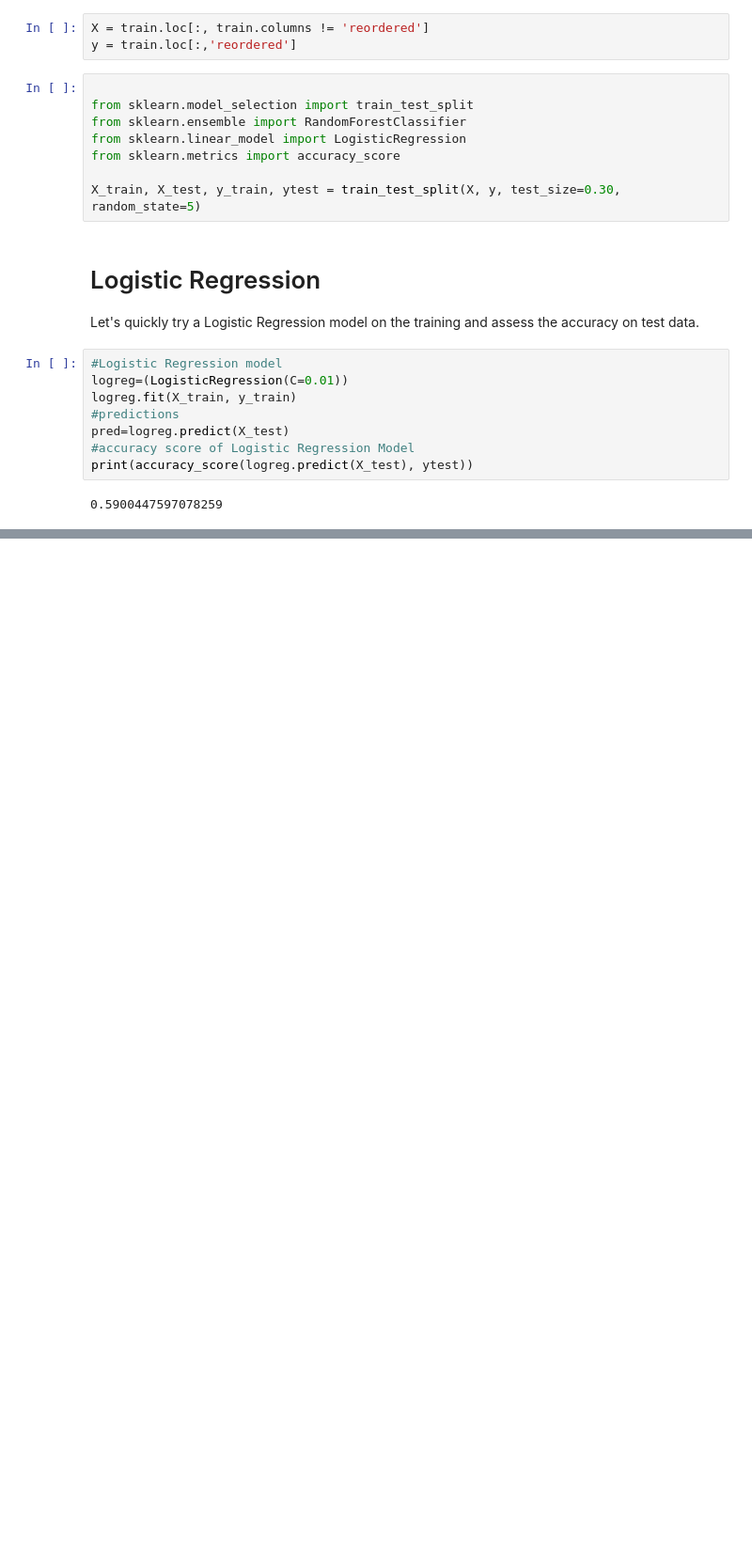
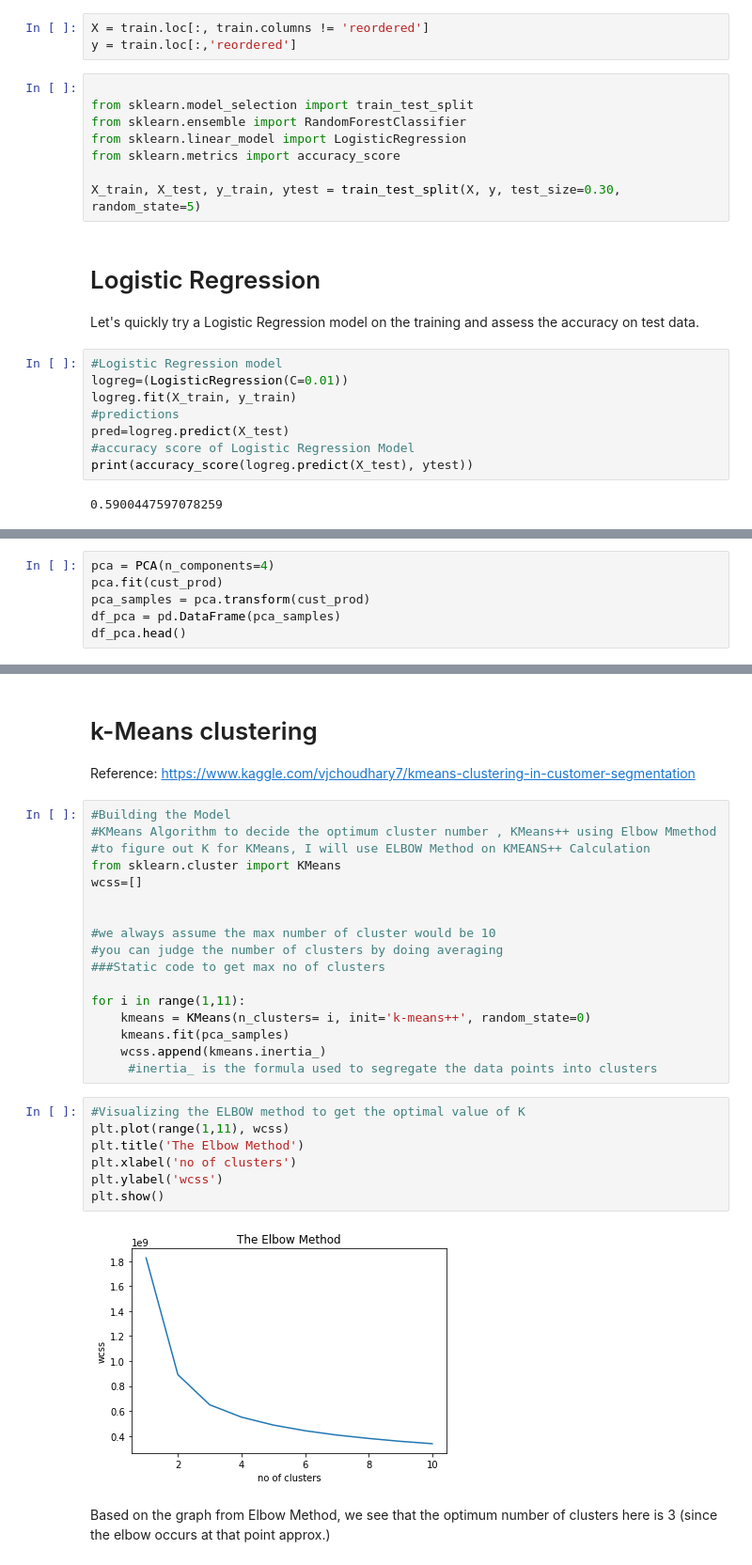
Before and after one commit to KrithikaJayaraman/Instacart-Market-Basket-Analysis, a Jupyter notebook: Instacart Market Basket Analysis Python Project.ipynb, the cells around one changed output, grey strips where cells are left out. Shown at 94% size. Saved outputs shown, nothing was run; the diff lists cells and outputs as text; blank space fills up the shorter version.

```diff
--- a/Instacart Market Basket Analysis Python Project.ipynb
+++ b/Instacart Market Basket Analysis Python Project.ipynb
@@ -643,0 +780,6 @@ We see that Gradient Boosting Classifier performs better than Logistic Regressio
+# %%
+pca = PCA(n_components=4)
+pca.fit(cust_prod)
+pca_samples = pca.transform(cust_prod)
+df_pca = pd.DataFrame(pca_samples)
+df_pca.head()
@@ -643,0 +793,33 @@ We see that Gradient Boosting Classifier performs better than Logistic Regressio
+# %% [markdown]
+# k-Means clustering
+
+Reference:
+https://www.kaggle.com/vjchoudhary7/kmeans-clustering-in-customer-segmentation
+# %%
+#Building the Model
+#KMeans Algorithm to decide the optimum cluster number , KMeans++ using Elbow Mmethod
+#to figure out K for KMeans, I will use ELBOW Method on KMEANS++ Calculation
+from sklearn.cluster import KMeans
+wcss=[]
+
+
+#we always assume the max number of cluster would be 10
+#you can judge the number of clusters by doing averaging
+###Static code to get max no of clusters
+
+for i in range(1,11):
+    kmeans = KMeans(n_clusters= i, init='k-means++', random_state=0)
+    kmeans.fit(pca_samples)
+    wcss.append(kmeans.inertia_)
+     #inertia_ is the formula used to segregate the data points into clusters
+# %%
+#Visualizing the ELBOW method to get the optimal value of K
+plt.plot(range(1,11), wcss)
+plt.title('The Elbow Method')
+plt.xlabel('no of clusters')
+plt.ylabel('wcss')
+plt.show()
+# %% [output]
+[figure, added]
+# %% [markdown]
+Based on the graph from Elbow Method, we see that the optimum number of clusters here is 3 (since the elbow occurs at that point approx.)
```
Also changed, not shown: parts of 50 cells of this notebook.
